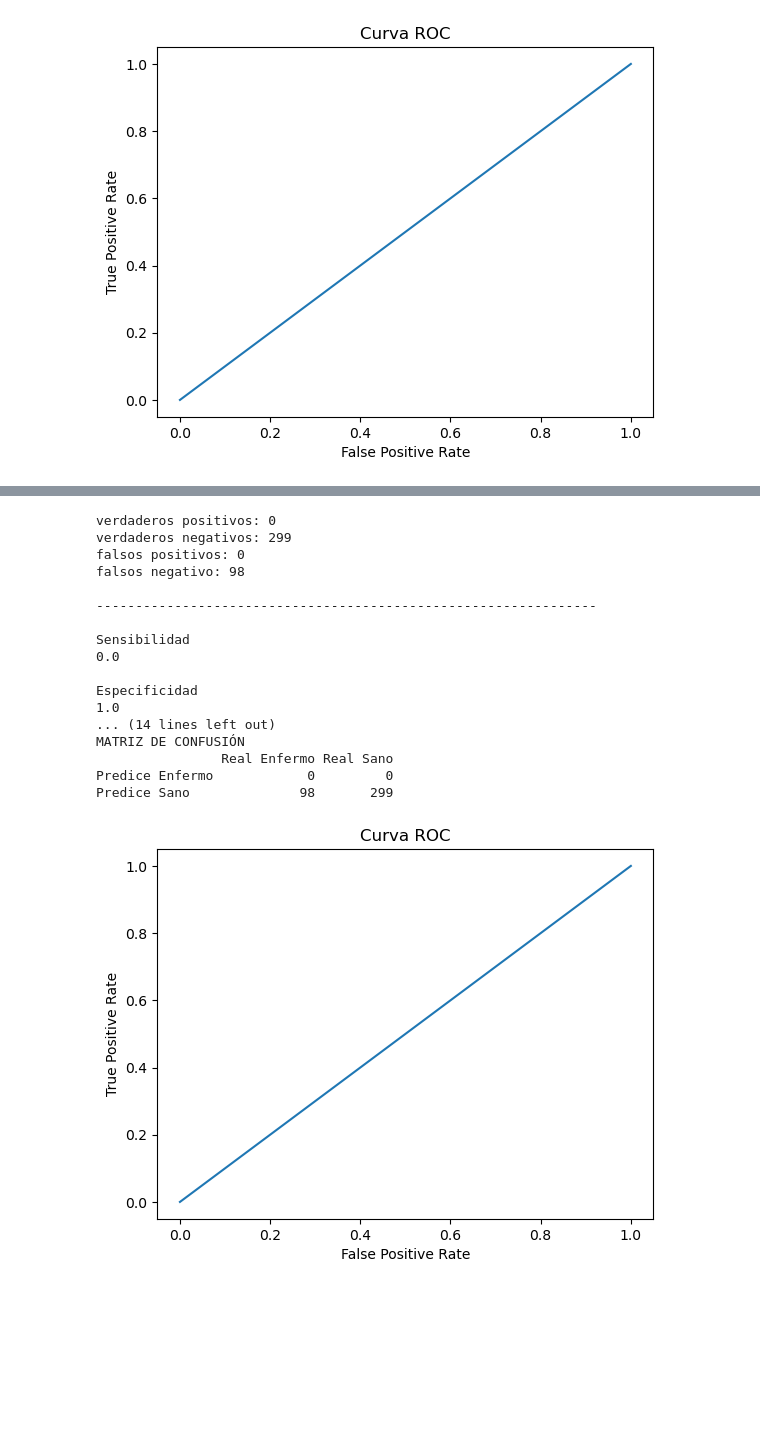
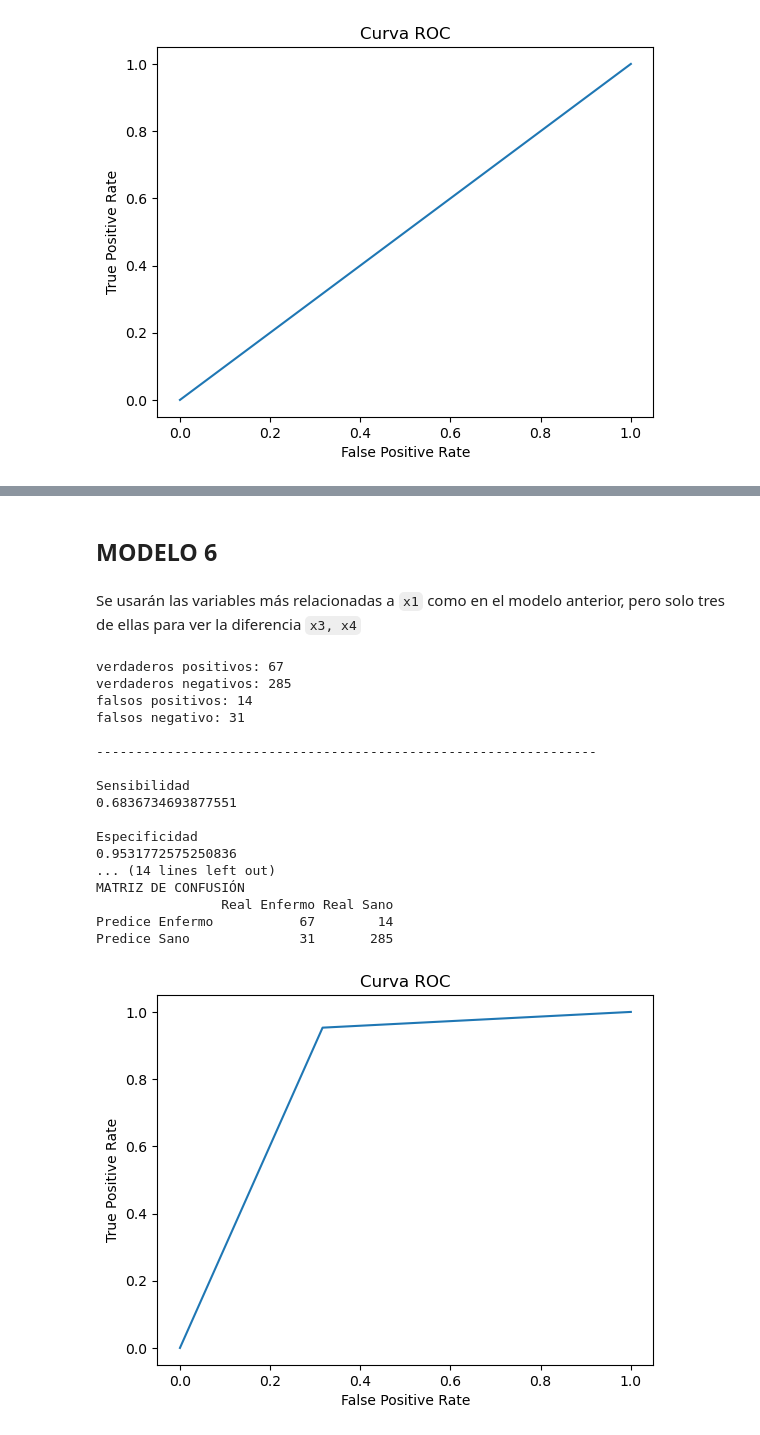
Before and after one commit to AngelaRemolina/Analitica-cancer-mama, a Jupyter notebook: Parcial.ipynb, the cells around one changed output, grey strips where cells are left out. Cells and saved outputs as stored; diff of their text form; code cells hidden in the pictures; blank space fills up the shorter version.

Commit message:
7 modelos

```diff
--- a/Parcial.ipynb
+++ b/Parcial.ipynb
@@ -255,0 +235,3 @@ df_clean.corr()
+# %%
+corr = df_clean.corr()
+corr
@@ -256,2 +257,8 @@ df_clean.corr()
 # %% [markdown]
 Con la matriz de correlación, se puede ver que tan relacionadas, dos variables entre sí, por ejemplo: x1 esta relacionada con x3 en un `99.81%`
+# %%
+for i in range(1,31):
+    nombre_c=('x'+str(i))
+    print(nombre_c)
+    print(corr[nombre_c].nlargest(3))
+    print()
@@ -626,24 +677,28 @@ Predice Sano              98       299
+# %% [markdown]
+## MODELO 6
+# %% [markdown]
+Se usarán las variables más relacionadas a `x1` como en el modelo anterior, pero solo tres de ellas para ver la diferencia `x3, x4`
 # %%
 #Curva ROC
-y_true, y_pred = validacionCruzada(['x28','x29','x30'])
+y_true, y_pred = validacionCruzada(['x1','x3','x4'])
 out_modelo(y_true,y_pred)
 curva_roc(y_true,y_pred)
 # %% [output]
-verdaderos positivos: 0
-verdaderos negativos: 299
-falsos positivos: 0
-falsos negativo: 98
+verdaderos positivos: 67
+verdaderos negativos: 285
+falsos positivos: 14
+falsos negativo: 31
 
 ----------------------------------------------------------------
 
 Sensibilidad
-0.0
+0.6836734693877551
 
 Especificidad
-1.0
+0.9531772575250836
 ... (14 lines left out)
 MATRIZ DE CONFUSIÓN
                 Real Enfermo Real Sano
-Predice Enfermo            0         0
-Predice Sano              98       299
+Predice Enfermo           67        14
+Predice Sano              31       285
-[figure, old version]
+[figure, new version]
```
Also changed, not shown: parts of 9 cells of this notebook.
